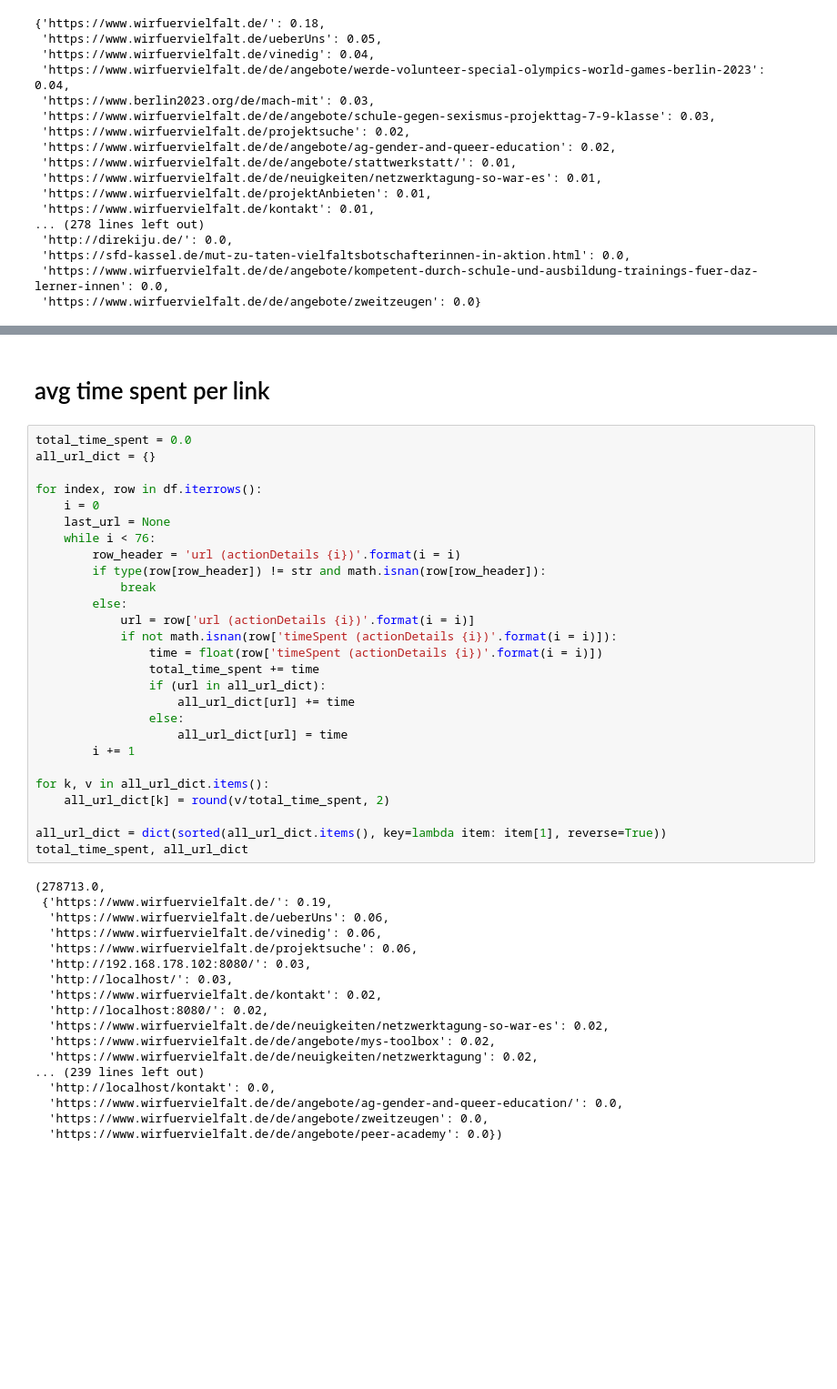
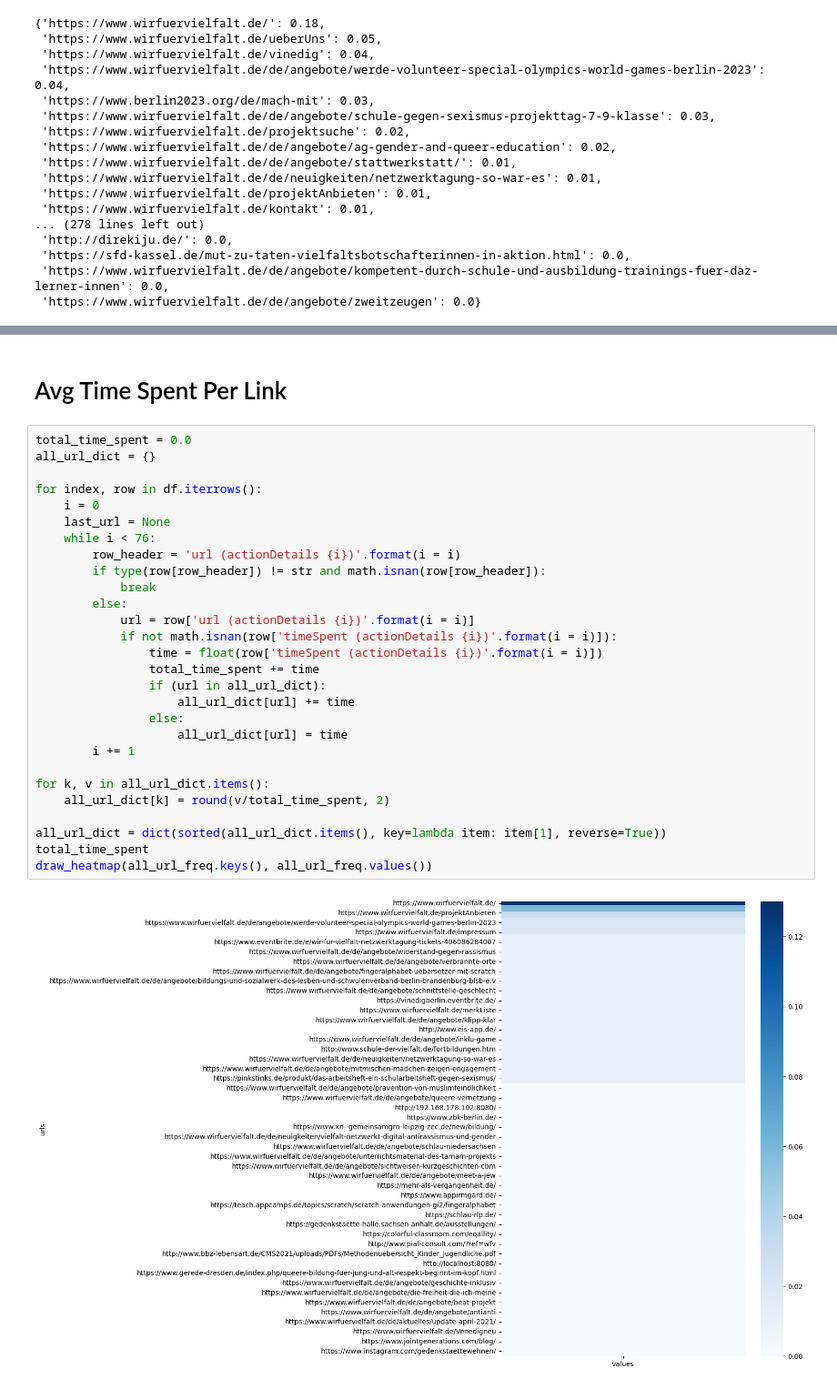
Before and after one commit to dssg-berlin/web-tracking-analytics, a Jupyter notebook: notebooks/istiyak/eda.ipynb, the cells around one changed output, grey strips where cells are left out. Shown at 91% size. Saved outputs shown, nothing was run; the diff lists cells and outputs as text; blank space fills up the shorter version.

```diff
--- a/notebooks/istiyak/eda.ipynb
+++ b/notebooks/istiyak/eda.ipynb
@@ -322,47 +264,32 @@ Name: visitConverted, Length: 1635, dtype: int64
-# %% [markdown]
-# avg time spent per link
+# %% [markdown]
+# Avg Time Spent Per Link
 # %%
 total_time_spent = 0.0
 all_url_dict = {}
 
 for index, row in df.iterrows():
     i = 0
     last_url = None
     while i < 76:
         row_header = 'url (actionDetails {i})'.format(i = i)
         if type(row[row_header]) != str and math.isnan(row[row_header]):
             break
         else:
             url = row['url (actionDetails {i})'.format(i = i)]
             if not math.isnan(row['timeSpent (actionDetails {i})'.format(i = i)]):
                 time = float(row['timeSpent (actionDetails {i})'.format(i = i)])
                 total_time_spent += time
                 if (url in all_url_dict):
                     all_url_dict[url] += time
                 else:
                     all_url_dict[url] = time
         i += 1
 
 for k, v in all_url_dict.items():
     all_url_dict[k] = round(v/total_time_spent, 2)
 
 all_url_dict = dict(sorted(all_url_dict.items(), key=lambda item: item[1], reverse=True))
-total_time_spent, all_url_dict
+total_time_spent
+draw_heatmap(all_url_freq.keys(), all_url_freq.values())
 # %% [output]
-(278713.0,
- {'https://www.wirfuervielfalt.de/': 0.19,
-  'https://www.wirfuervielfalt.de/ueberUns': 0.06,
-  'https://www.wirfuervielfalt.de/vinedig': 0.06,
-  'https://www.wirfuervielfalt.de/projektsuche': 0.06,
-  'http://192.168.178.102:8080/': 0.03,
-  'http://localhost/': 0.03,
-  'https://www.wirfuervielfalt.de/kontakt': 0.02,
-  'http://localhost:8080/': 0.02,
-  'https://www.wirfuervielfalt.de/de/neuigkeiten/netzwerktagung-so-war-es': 0.02,
-  'https://www.wirfuervielfalt.de/de/angebote/mys-toolbox': 0.02,
-  'https://www.wirfuervielfalt.de/de/neuigkeiten/netzwerktagung': 0.02,
-... (239 lines left out)
-  'http://localhost/kontakt': 0.0,
-  'https://www.wirfuervielfalt.de/de/angebote/ag-gender-and-queer-education/': 0.0,
-  'https://www.wirfuervielfalt.de/de/angebote/zweitzeugen': 0.0,
-  'https://www.wirfuervielfalt.de/de/angebote/peer-academy': 0.0})
+[figure, added]
```
Also changed, not shown: parts of 28 cells of this notebook.
